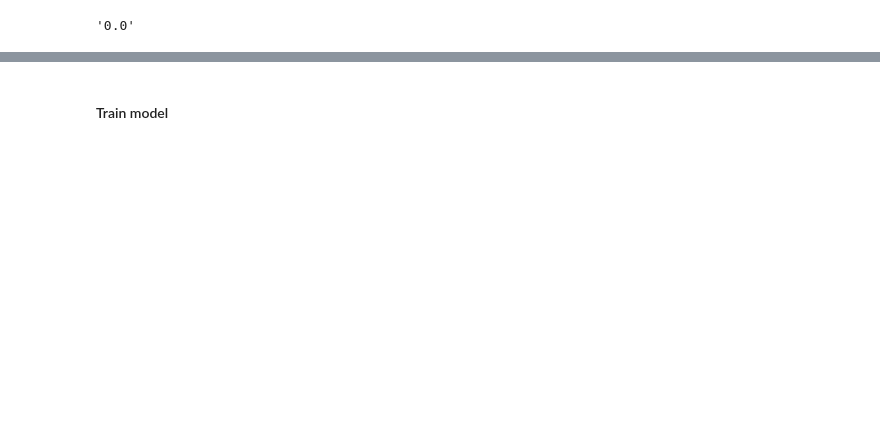
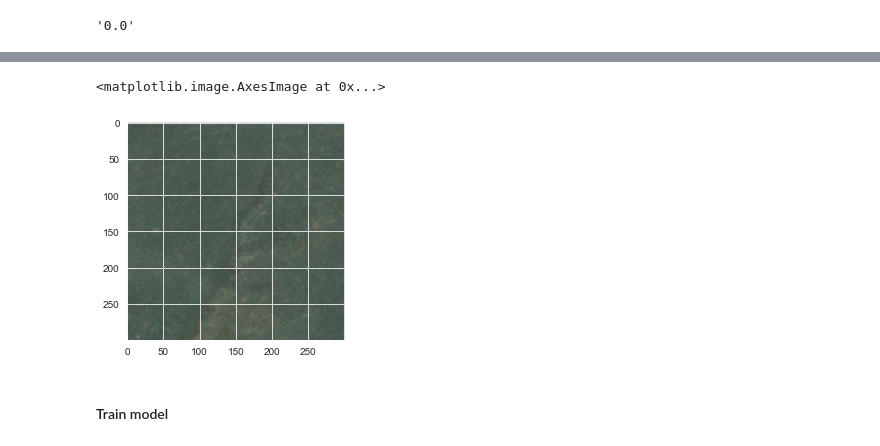
Before and after one commit to Negative-Carbon-Reforestation-Project/deep-learning-on-ray, a Jupyter notebook: notebooks/reforestation_training.ipynb, the cells around one changed output, grey strips where cells are left out. Cells and saved outputs as stored; diff of their text form; code cells hidden in the pictures; blank space fills up the shorter version.

```diff
--- a/notebooks/reforestation_training.ipynb
+++ b/notebooks/reforestation_training.ipynb
@@ -146,3 +206,8 @@ Found 8907 validated image filenames.
+# %%
+plt.imshow(train_generator[2000][0].reshape(300, 300, 3))
+# %% [output]
+<matplotlib.image.AxesImage at 0x...>
+[figure, added]
 # %% [markdown]
 #### Train model
 # %%
```
Also changed, not shown: parts of 21 cells of this notebook.
